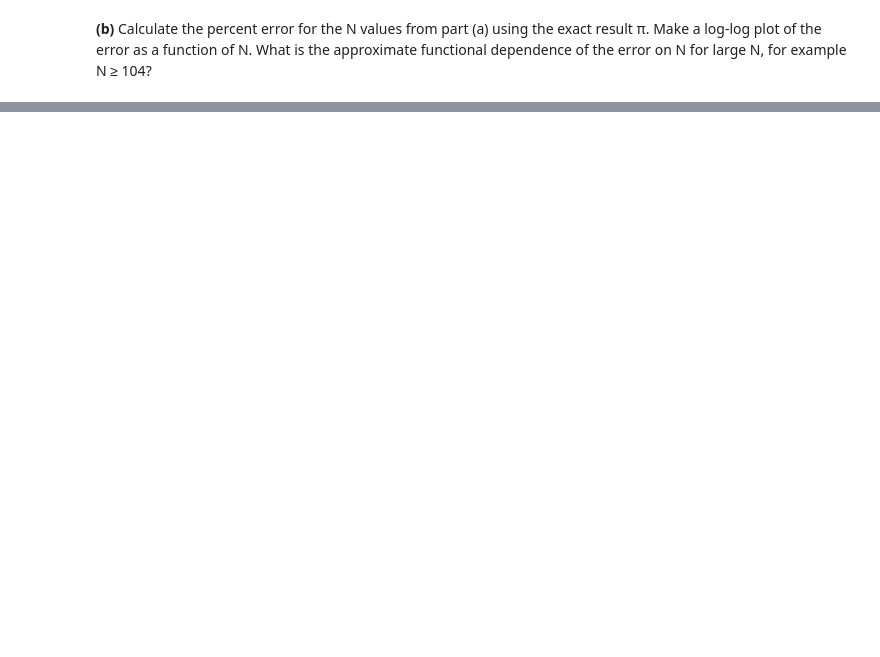
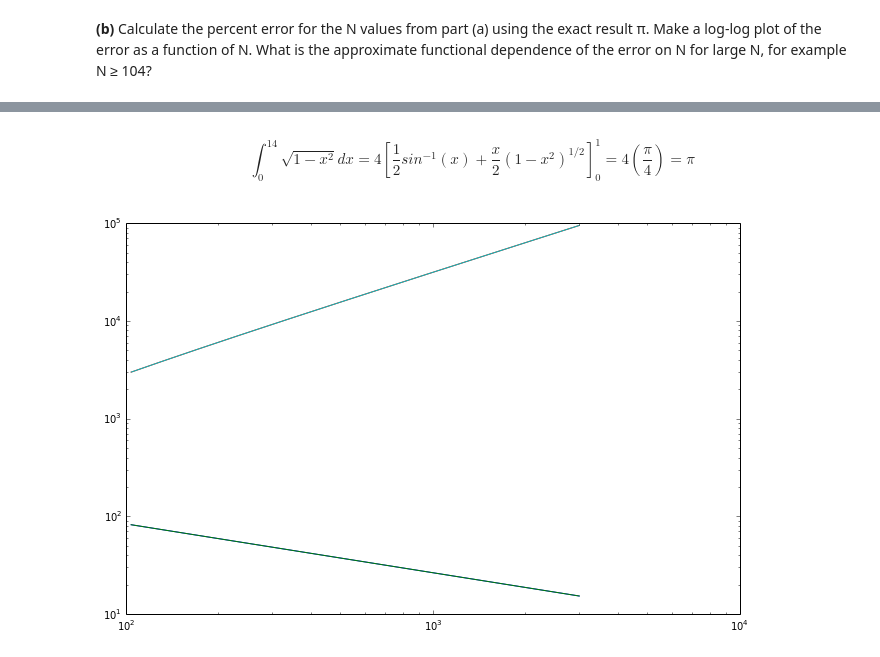
Before and after one commit to pnguye41/PHYS202-S14, a Jupyter notebook: SciPy/MCIntegrationExercises.ipynb, the cells around one changed output, grey strips where cells are left out. Saved outputs shown, nothing was run; the diff lists cells and outputs as text; code cells hidden in the pictures; blank space fills up the shorter version.

Commit message:
modified MC Integration and RandomAndMC Exercises

```diff
--- a/SciPy/MCIntegrationExercises.ipynb
+++ b/SciPy/MCIntegrationExercises.ipynb
@@ -175,0 +181,35 @@ The relationship between error and N for large N appears to be $\log(error) \sim
+# %% [markdown]
+\begin{equation}
+\int_0^14\sqrt{1-x^2}dx = 4\left[\frac{1}{2}sin^{-1}(x) + \frac{x}{2}(1 - x^2)^{1/2}\right]_0^1 = 4\left(\frac{\pi}{4}\right) = \pi
+\end{equation}
+# %%
+N = np.arange(104,3000,1)
+xmin = 0.
+xmax = 1.
+x = np.arange(xmin,xmax,0.001)
+f = lambda x: 4*np.sqrt(1.-x**2)
+Iana = lambda x: 4*(0.5*np.arcsin(x) + 0.5*x*np.sqrt(1-x**2))
+Iexact = Iana(1.) - Iana(0.)
+
+samples_x = lambda N: xmin + (xmax-xmin)*np.random.random_sample(N)
+
+approx = lambda samples_x: f(samples_x)
+I = lambda approx: approx.mean()*(xmax-xmin)
+Iunc = lambda approx: (xmax-xmin)*np.sqrt( ((approx**2).mean()-(approx.mean())**2)/N )
+Ierr = lambda I: 100*np.abs(Iexact-I/Iexact)
+
+plt.figure(figsize=(11,7))
+
+plt.subplot(1,2,1)
+plt.title("Uncertainty as a function of N",fontsize=16)
+plt.semilogy(N,Iunc(N))
+plt.semilogx(N,Iunc(N))
+
+plt.subplot(1,2,2)
+plt.title("Error as a function of N",fontsize=16)
+plt.semilogy(N,Ierr(N))
+plt.semilogx(N,Ierr(N))
+
+plt.show()
+# %% [output]
+[figure, added]
```
Also changed, not shown: parts of 9 cells of this notebook, 2 other files.
